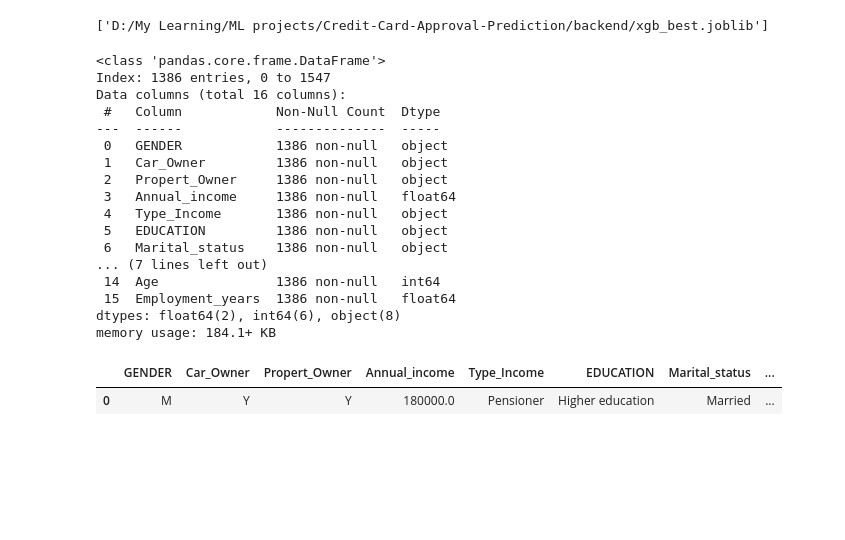
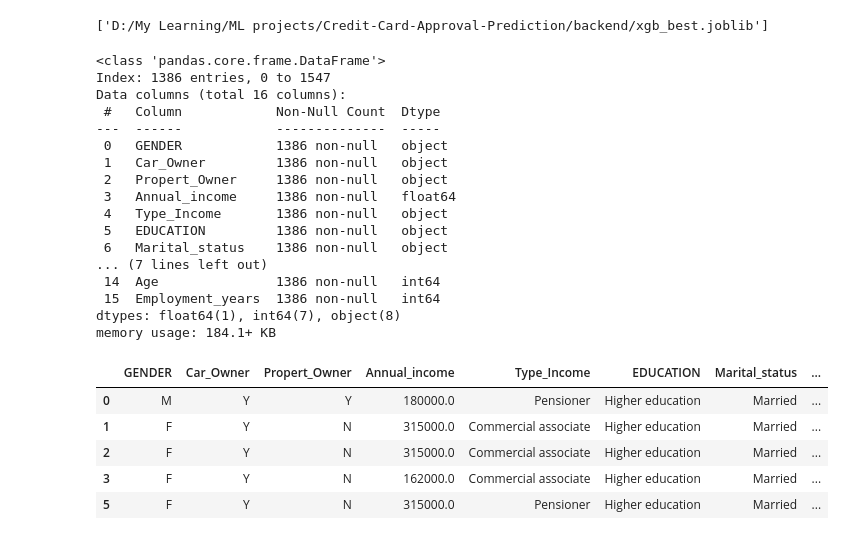
Before and after one commit to Abhishek98negi/Credit-Card-Approval-Prediction, a Jupyter notebook: notebook_files/creditcard_approval_prediction.ipynb, the cells around one changed output. Drawn from its saved outputs; the diff is of its cells as text; code cells hidden in the pictures; blank space fills up the shorter version.

Commit message:
changed age.type from float to int

```diff
--- a/notebook_files/creditcard_approval_prediction.ipynb
+++ b/notebook_files/creditcard_approval_prediction.ipynb
@@ -324,13 +324,16 @@ df.head()
 | 5 | NaN | Y | N | 0 | 315000.0 | Pensioner | Higher education | Married | ... |
 # %%
 # Convert employed days to actual number of days
+from numpy import floor
+
+
 df['Employment_days'] = df['Employed_days'].abs()
 
 # 365243 is a special value representing unemployment
 df.loc[df['Employed_days'] == 365243, 'Employment_days'] = 0
 
-df['Employment_years'] = (df['Employment_days'] / 365.25).round(1)
-
+df['Employment_years'] = floor(df['Employment_days'] / 365.25)
+df['Employment_years'] = df['Employment_years'].astype(int)
 df.drop('Employed_days', axis=1, inplace=True)
 df.drop('Is_Unemployed', axis=1, inplace=True)
 df.drop('Employment_days', axis=1, inplace=True)
@@ -1026,14 +1029,18 @@ Data columns (total 16 columns):
  6   Marital_status    1386 non-null   object
 ... (7 lines left out)
  14  Age               1386 non-null   int64
- 15  Employment_years  1386 non-null   float64
-dtypes: float64(2), int64(6), object(8)
+ 15  Employment_years  1386 non-null   int64
+dtypes: float64(1), int64(7), object(8)
 memory usage: 184.1+ KB
 # %%
-df.head(1)
+df.head(5)
 # %% [output]
 |  | GENDER | Car_Owner | Propert_Owner | Annual_income | Type_Income | EDUCATION | Marital_status | ... |
 | 0 | M | Y | Y | 180000.0 | Pensioner | Higher education | Married | ... |
+| 1 | F | Y | N | 315000.0 | Commercial associate | Higher education | Married | ... |
+| 2 | F | Y | N | 315000.0 | Commercial associate | Higher education | Married | ... |
+| 3 | F | Y | N | 162000.0 | Commercial associate | Higher education | Married | ... |
+| 5 | F | Y | N | 315000.0 | Pensioner | Higher education | Married | ... |
 # %%
 idx = 27
 test_1 = X_test.loc[idx].tolist()
```
Also changed, not shown: parts of 19 cells of this notebook, 4 other files.
